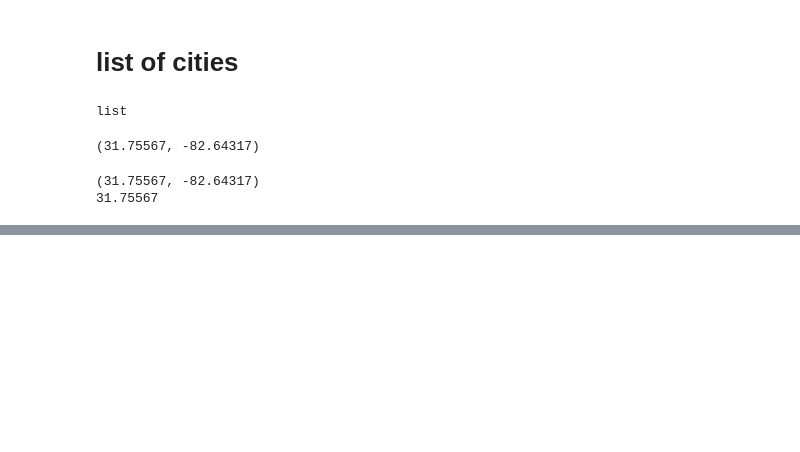
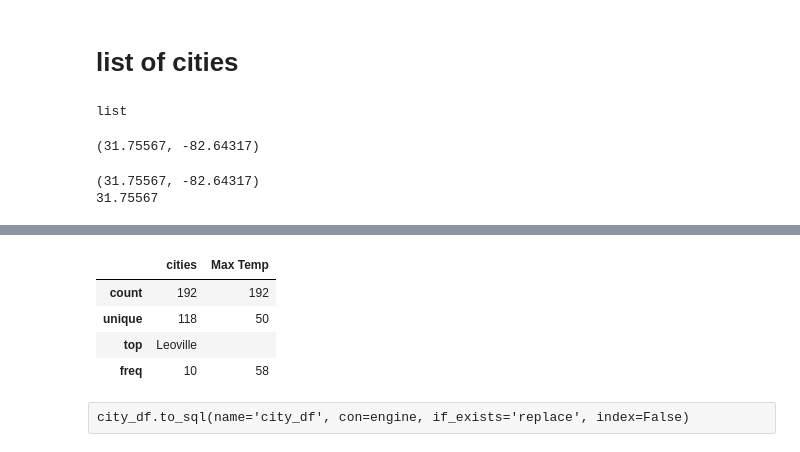
Before and after one commit to sunshineaqu/Turkey-Vulture-Migration, a Jupyter notebook: vulture_etl_cities.ipynb, the cells around one changed output, grey strips where cells are left out. Saved outputs shown, nothing was run; the diff lists cells and outputs as text; code cells hidden in the pictures; blank space fills up the shorter version.

```diff
--- a/vulture_etl_cities.ipynb
+++ b/vulture_etl_cities.ipynb
@@ -400,3 +408,14 @@ city_df.to_sql(name='city_df', con=engine, if_exists='append', index=False)
+# %%
+
+city_df.describe()
+# %% [output]
+|  | cities | Max Temp |
+| count | 192 | 192 |
+| unique | 118 | 50 |
+| top | Leoville |  |
+| freq | 10 | 58 |
+# %% [raw]
+city_df.to_sql(name='city_df', con=engine, if_exists='replace', index=False)
 # %%
 lat_lngs = zip(lats, lngs)
 
```
Also changed, not shown: parts of 24 cells of this notebook, 2 other files.
